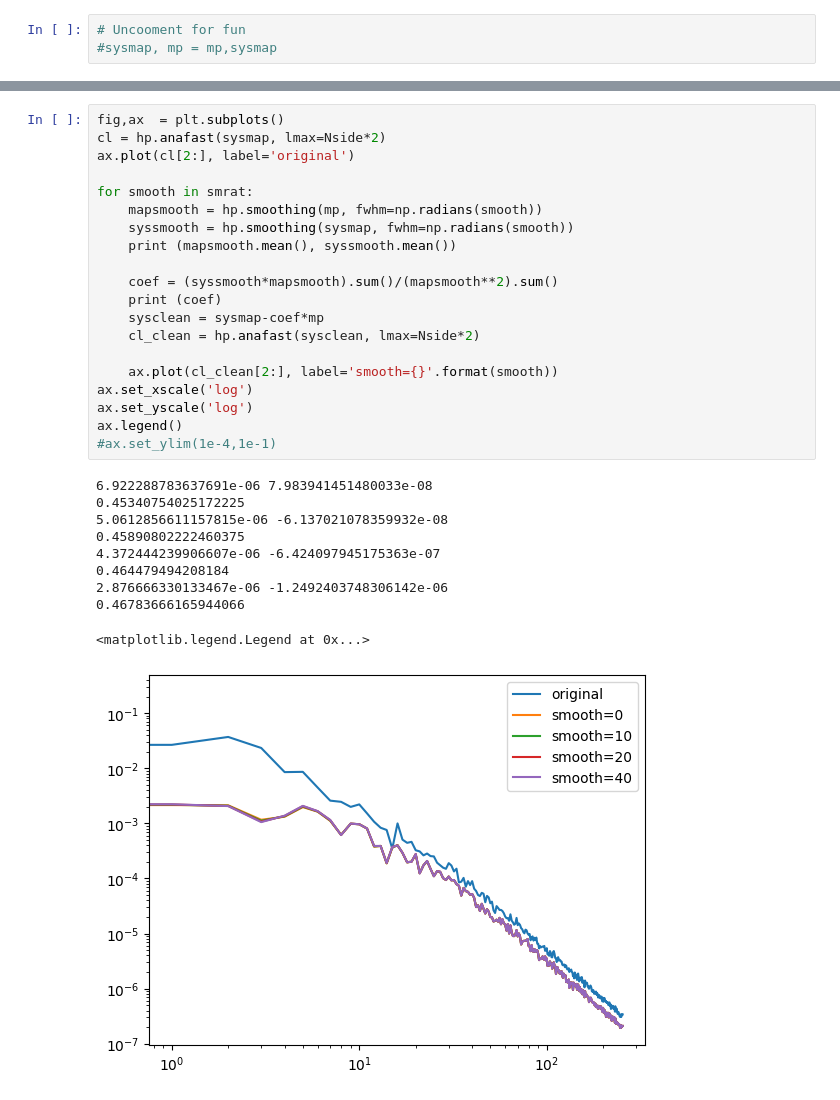
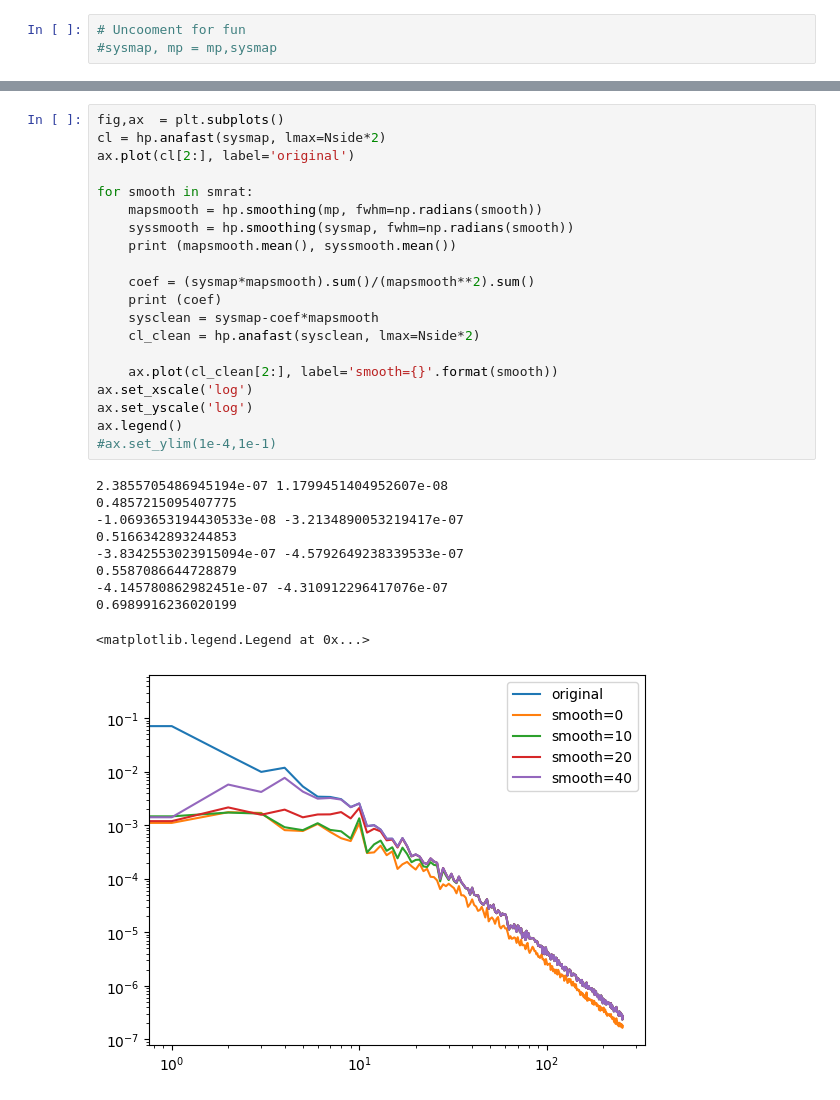
Before and after one commit to slosar/biasdep, a Jupyter notebook: toy.ipynb, the cells around one changed output, grey strips where cells are left out. Drawn from its saved outputs; the diff is of its cells as text.

```diff
--- a/toy.ipynb
+++ b/toy.ipynb
@@ -42,34 +42,34 @@ for smooth in smrat:
 # %%
 fig,ax  = plt.subplots()
 cl = hp.anafast(sysmap, lmax=Nside*2)
 ax.plot(cl[2:], label='original')
 
 for smooth in smrat:
     mapsmooth = hp.smoothing(mp, fwhm=np.radians(smooth))
     syssmooth = hp.smoothing(sysmap, fwhm=np.radians(smooth))
     print (mapsmooth.mean(), syssmooth.mean())
 
-    coef = (syssmooth*mapsmooth).sum()/(mapsmooth**2).sum()
+    coef = (sysmap*mapsmooth).sum()/(mapsmooth**2).sum()
     print (coef)
-    sysclean = sysmap-coef*mp
+    sysclean = sysmap-coef*mapsmooth
     cl_clean = hp.anafast(sysclean, lmax=Nside*2)
 
     ax.plot(cl_clean[2:], label='smooth={}'.format(smooth))
 ax.set_xscale('log')
 ax.set_yscale('log')
 ax.legend()
 #ax.set_ylim(1e-4,1e-1)
 # %% [output]
-6.922288783637691e-06 7.983941451480033e-08
-0.45340754025172225
-5.0612856611157815e-06 -6.137021078359932e-08
-0.45890802222460375
-4.372444239906607e-06 -6.424097945175363e-07
-0.464479494208184
-2.876666330133467e-06 -1.2492403748306142e-06
-0.46783666165944066
+2.3855705486945194e-07 1.1799451404952607e-08
+0.4857215095407775
+-1.0693653194430533e-08 -3.2134890053219417e-07
+0.5166342893244853
+-3.8342553023915094e-07 -4.5792649238339533e-07
+0.5587086644728879
+-4.145780862982451e-07 -4.310912296417076e-07
+0.6989916236020199
 <matplotlib.legend.Legend at 0x...>
-[figure, old version]
+[figure, new version]
 # %%
 fig,ax  = plt.subplots(figsize=(10,10))
 cl = hp.anafast(sysmap, lmax=Nside*2)
```
Also changed, not shown: parts of 4 cells of this notebook.
